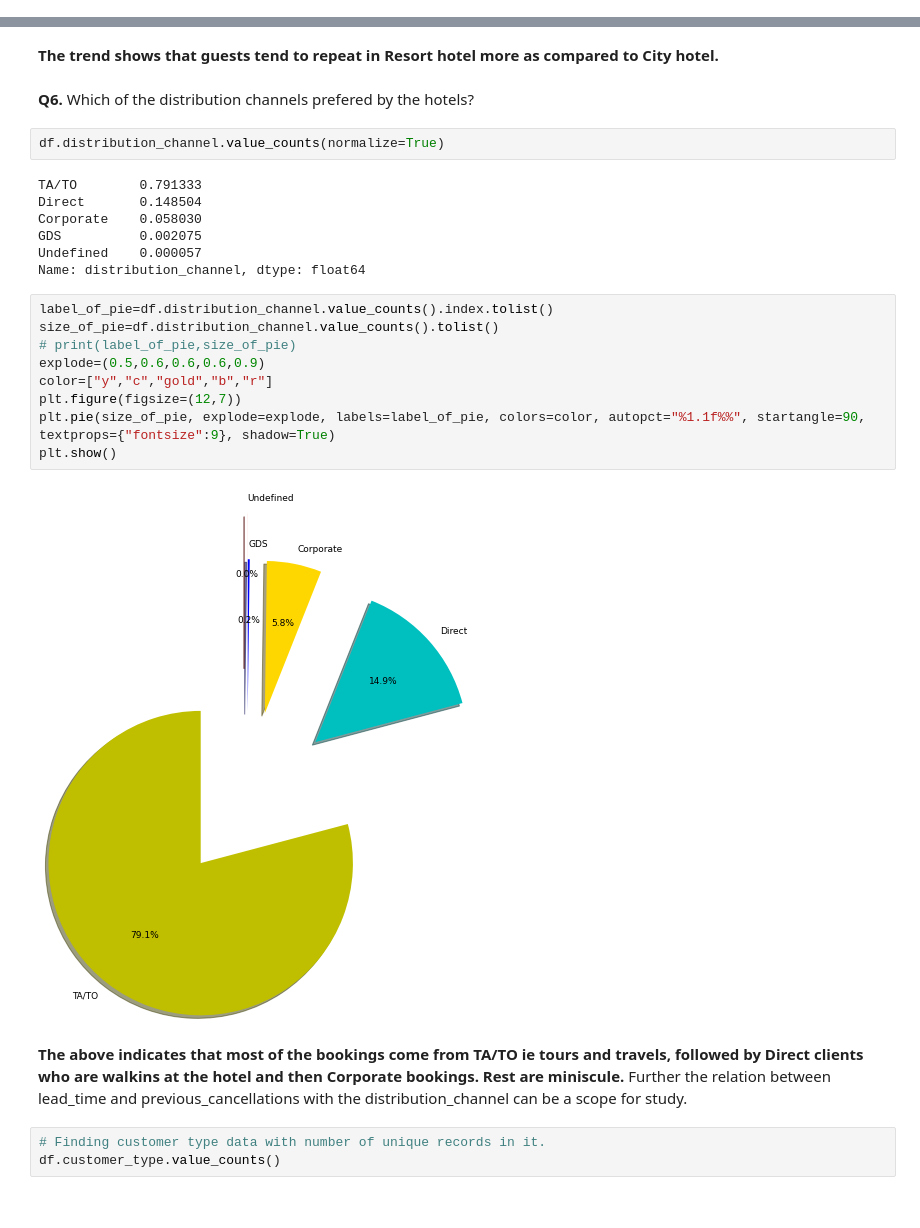
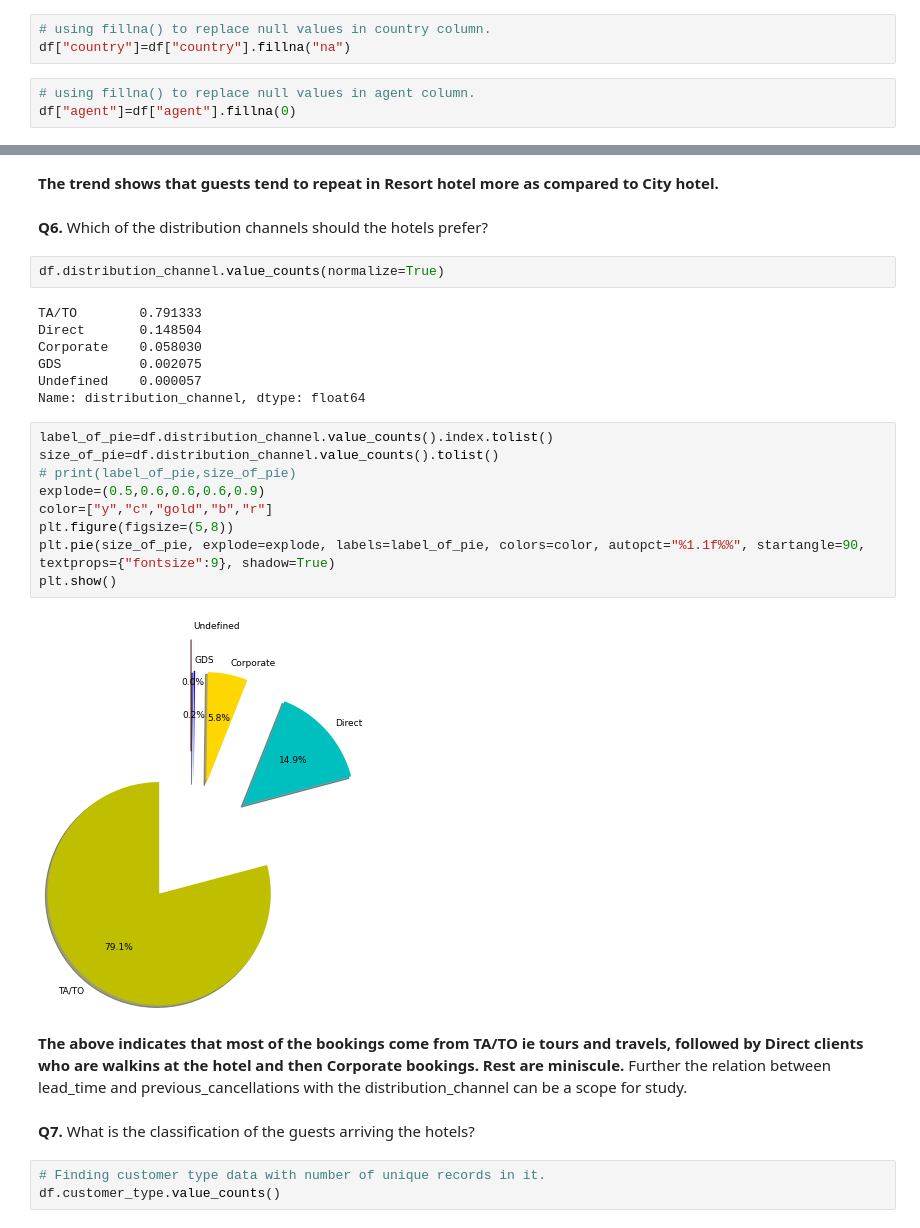
Before and after one commit to lawrencedhar/EDA-Hotel_Booking_Analysis, a Jupyter notebook: Hotel_Booking_Analysis_Capstone_Project.ipynb, the cells around one changed output, grey strips where cells are left out. Saved outputs shown, nothing was run; the diff lists cells and outputs as text.

```diff
--- a/Hotel_Booking_Analysis_Capstone_Project.ipynb
+++ b/Hotel_Booking_Analysis_Capstone_Project.ipynb
@@ -405 +441,7 @@ array([ 0,  1,  2,  3,  4,  5,  6,  7, 14, 15, 10, 11,  8,  9, 21, 13, 12,
+# %%
+# using fillna() to replace null values in country column.
+df["country"]=df["country"].fillna("na")
+# %%
+# using fillna() to replace null values in agent column.
+df["agent"]=df["agent"].fillna(0)
 # %% [markdown]
@@ -686,7 +730,7 @@ plt.show()
 # %% [markdown]
 **The trend shows that guests tend to repeat in Resort hotel more as compared to City hotel.**
 # %% [markdown]
-**Q6.** Which of the distribution channels prefered by the hotels?
+**Q6.** Which of the distribution channels should the hotels prefer?
 # %%
 df.distribution_channel.value_counts(normalize=True)
 # %% [output]
@@ -699,16 +743,18 @@ Name: distribution_channel, dtype: float64
 # %%
 label_of_pie=df.distribution_channel.value_counts().index.tolist()
 size_of_pie=df.distribution_channel.value_counts().tolist()
 # print(label_of_pie,size_of_pie)
 explode=(0.5,0.6,0.6,0.6,0.9)
 color=["y","c","gold","b","r"]
-plt.figure(figsize=(12,7))
+plt.figure(figsize=(5,8))
 plt.pie(size_of_pie, explode=explode, labels=label_of_pie, colors=color, autopct="%1.1f%%", startangle=90, textprops={"fontsize":9}, shadow=True)
 plt.show()
 # %% [output]
-[figure, old version]
+[figure, new version]
 # %% [markdown]
 **The above indicates that most of the bookings come from TA/TO ie tours and travels, followed by Direct clients who are walkins at the hotel and then Corporate bookings. Rest are miniscule.** Further the relation between lead_time and previous_cancellations with the distribution_channel can be a scope for study.
+# %% [markdown]
+**Q7.** What is the classification of the guests arriving the hotels?
 # %%
 # Finding customer type data with number of unique records in it.
 df.customer_type.value_counts()
```
Also changed, not shown: parts of 22 cells of this notebook.
